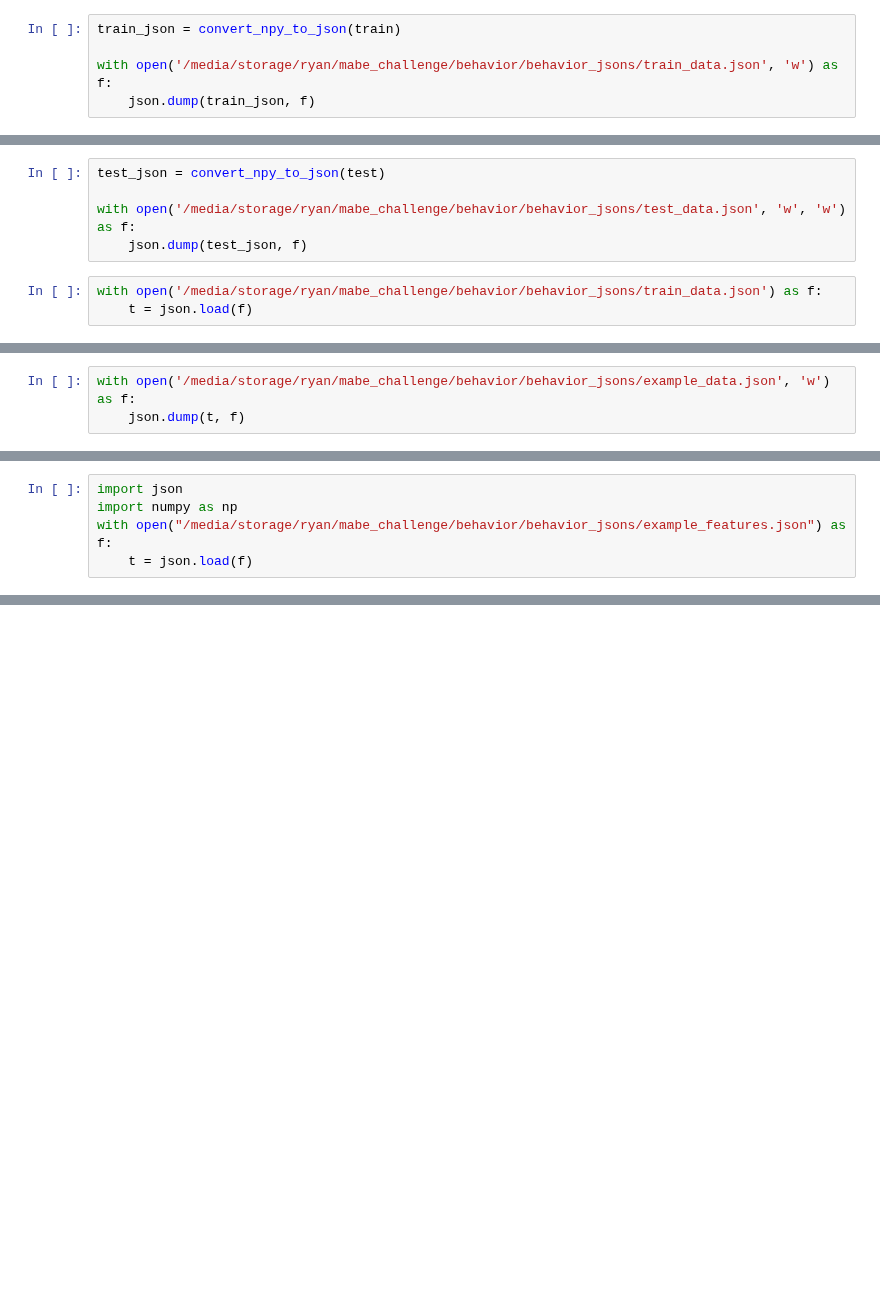
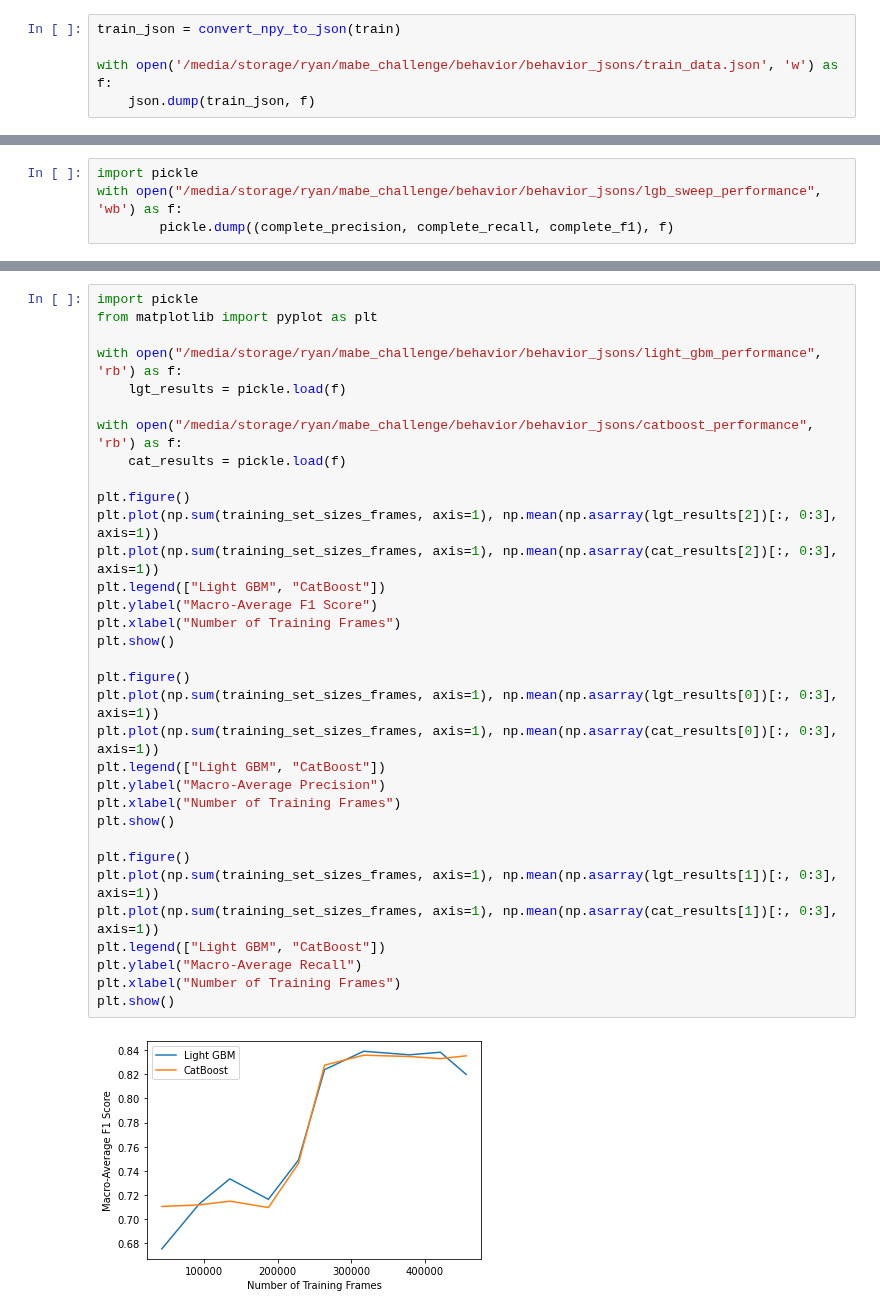
Before and after one commit to neuroethology/MARS_Developer, a Jupyter notebook: basic_pipeline-Copy1.ipynb, the cells around one changed output, grey strips where cells are left out. Cells and saved outputs as stored; diff of their text form; blank space fills up the shorter version.

```diff
--- a/basic_pipeline-Copy1.ipynb
+++ b/basic_pipeline-Copy1.ipynb
@@ -132,8 +565,4 @@ while(start_index < len(test["sequences"].keys())):
 # %%
-test_json = convert_npy_to_json(test)
-
-with open('/media/storage/ryan/mabe_challenge/behavior/behavior_jsons/test_data.json', 'w', 'w') as f:
-    json.dump(test_json, f)
+import pickle
+with open("/media/storage/ryan/mabe_challenge/behavior/behavior_jsons/lgb_sweep_performance", 'wb') as f:
+        pickle.dump((complete_precision, complete_recall, complete_f1), f)
-# %%
-with open('/media/storage/ryan/mabe_challenge/behavior/behavior_jsons/train_data.json') as f:
-    t = json.load(f)
@@ -142,3 +568,0 @@ t["sequences"]["mabe_challenge"] = {'1cac195d39': t["sequences"]["mabe_challenge
-# %%
-with open('/media/storage/ryan/mabe_challenge/behavior/behavior_jsons/example_data.json', 'w') as f:
-    json.dump(t, f)
@@ -169,5 +568,0 @@ test_0 video 10/20: c9b5e0588f clip 1/1
-# %%
-import json
-import numpy as np
-with open("/media/storage/ryan/mabe_challenge/behavior/behavior_jsons/example_features.json") as f:
-    t = json.load(f)
@@ -266,0 +569,35 @@ array(['top_m0_phi', 'top_m0_ori_head', 'top_m0_ori_body',
+# %%
+import pickle
+from matplotlib import pyplot as plt
+
+with open("/media/storage/ryan/mabe_challenge/behavior/behavior_jsons/light_gbm_performance", 'rb') as f:
+    lgt_results = pickle.load(f)
+
+with open("/media/storage/ryan/mabe_challenge/behavior/behavior_jsons/catboost_performance", 'rb') as f:
+    cat_results = pickle.load(f)
+
+plt.figure()
+plt.plot(np.sum(training_set_sizes_frames, axis=1), np.mean(np.asarray(lgt_results[2])[:, 0:3], axis=1))
+plt.plot(np.sum(training_set_sizes_frames, axis=1), np.mean(np.asarray(cat_results[2])[:, 0:3], axis=1))
+plt.legend(["Light GBM", "CatBoost"])
+plt.ylabel("Macro-Average F1 Score")
+plt.xlabel("Number of Training Frames")
+plt.show()
+
+plt.figure()
+plt.plot(np.sum(training_set_sizes_frames, axis=1), np.mean(np.asarray(lgt_results[0])[:, 0:3], axis=1))
+plt.plot(np.sum(training_set_sizes_frames, axis=1), np.mean(np.asarray(cat_results[0])[:, 0:3], axis=1))
+plt.legend(["Light GBM", "CatBoost"])
+plt.ylabel("Macro-Average Precision")
+plt.xlabel("Number of Training Frames")
+plt.show()
+
+plt.figure()
+plt.plot(np.sum(training_set_sizes_frames, axis=1), np.mean(np.asarray(lgt_results[1])[:, 0:3], axis=1))
+plt.plot(np.sum(training_set_sizes_frames, axis=1), np.mean(np.asarray(cat_results[1])[:, 0:3], axis=1))
+plt.legend(["Light GBM", "CatBoost"])
+plt.ylabel("Macro-Average Recall")
+plt.xlabel("Number of Training Frames")
+plt.show()
+# %% [output]
+[figure, added]
```
Also changed, not shown: parts of 34 cells of this notebook, 11 other files.
